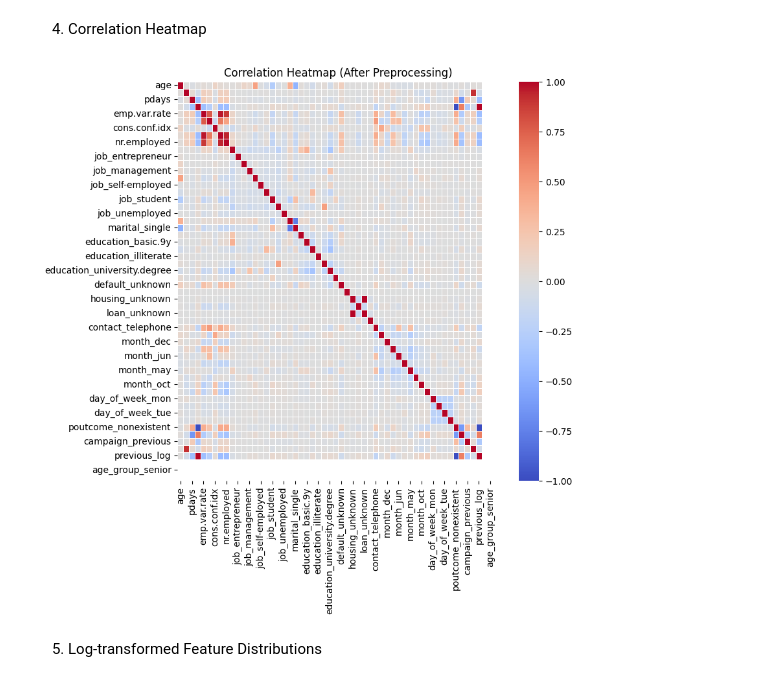
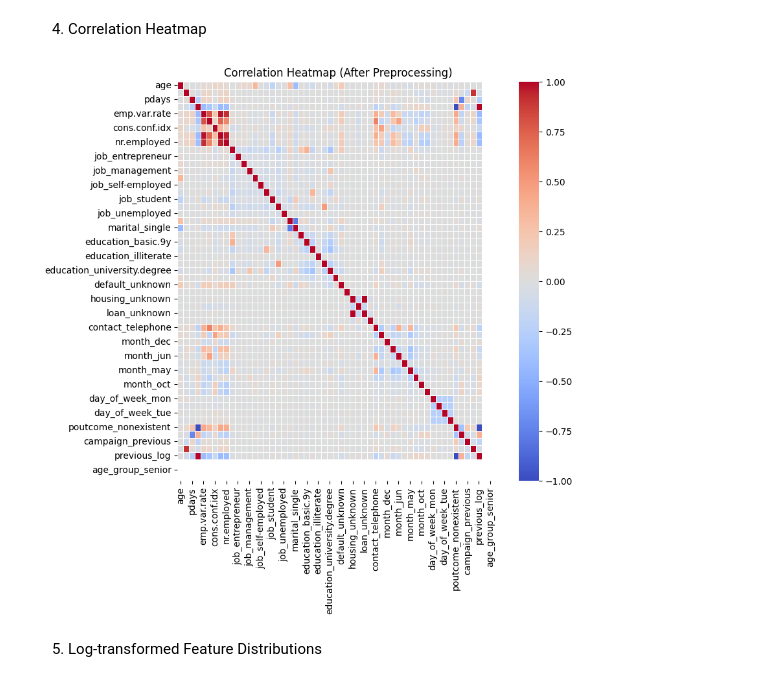
Before and after one commit to Shaithra2107/Bank-Marketing-Prediction-, a Jupyter notebook: Bank_Marketing_Prediction.ipynb, the cells around one changed output. Saved outputs shown, nothing was run; the diff lists cells and outputs as text; code cells hidden in the pictures.

```diff
--- a/Bank_Marketing_Prediction.ipynb
+++ b/Bank_Marketing_Prediction.ipynb
@@ -833,12 +782,12 @@ Index(['age', 'campaign', 'pdays', 'previous', 'emp.var.rate',
 # %%
 # Correlation heatmap after preprocessing
 plt.figure(figsize=(8, 8))
-corr_matrix = pd.DataFrame(X_resampled).corr()
+corr_matrix = pd.DataFrame(data_cleaned).corr()
 sns.heatmap(corr_matrix, annot=False, cmap='coolwarm', fmt=".2f", linewidths=0.5)
 plt.title("Correlation Heatmap (After Preprocessing)")
 plt.show()
 # %% [output]
-[figure, old version]
+[figure, new version]
 # %% [markdown]
 5. Log-transformed Feature Distributions
 # %%
```
Also changed, not shown: parts of 19 cells of this notebook.
